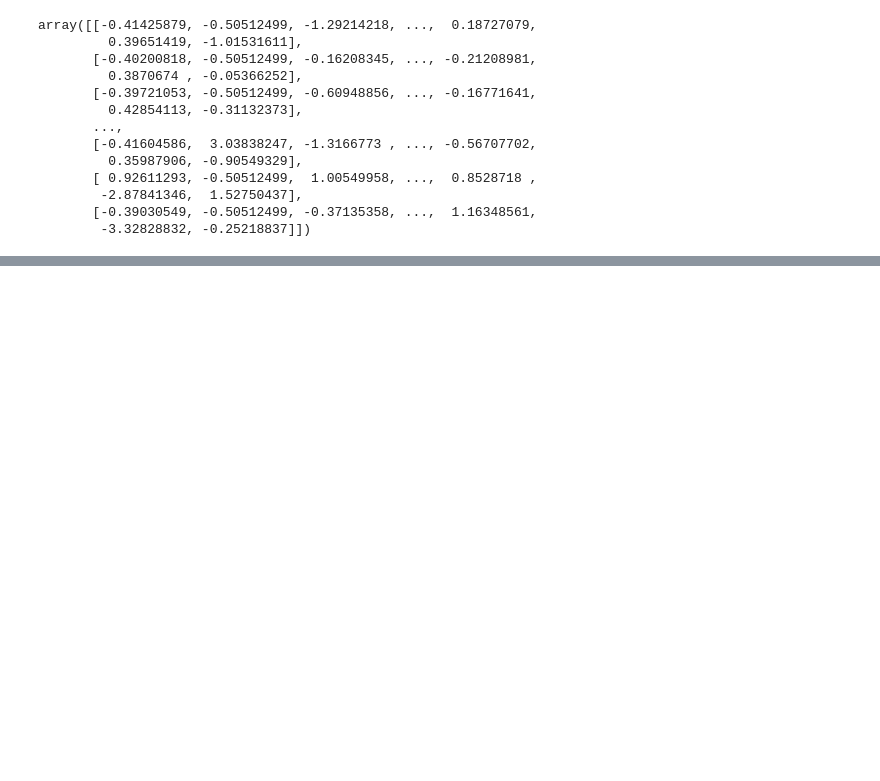
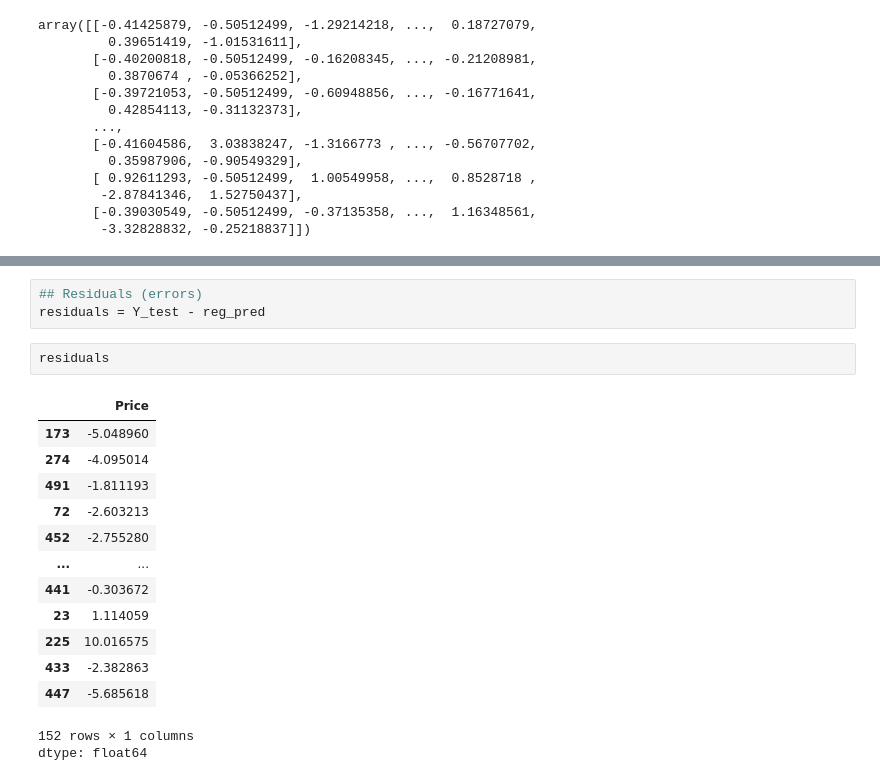
Before and after one commit to arshedgithub/House-Price-Prediction-Model, a Jupyter notebook: boston.ipynb, the cells around one changed output, grey strips where cells are left out. Drawn from its saved outputs; the diff is of its cells as text; blank space fills up the shorter version.

```diff
--- a/boston.ipynb
+++ b/boston.ipynb
@@ -281,0 +334,20 @@ array([[-0.41425879, -0.50512499, -1.29214218, ...,  0.18727079,
+# %%
+## Residuals (errors)
+residuals = Y_test - reg_pred
+# %%
+residuals
+# %% [output]
+|  | Price |
+| 173 | -5.048960 |
+| 274 | -4.095014 |
+| 491 | -1.811193 |
+| 72 | -2.603213 |
+| 452 | -2.755280 |
+| ... | ... |
+| 441 | -0.303672 |
+| 23 | 1.114059 |
+| 225 | 10.016575 |
+| 433 | -2.382863 |
+| 447 | -5.685618 |
+152 rows × 1 columns
+dtype: float64
```
Also changed, not shown: parts of 28 cells of this notebook.
